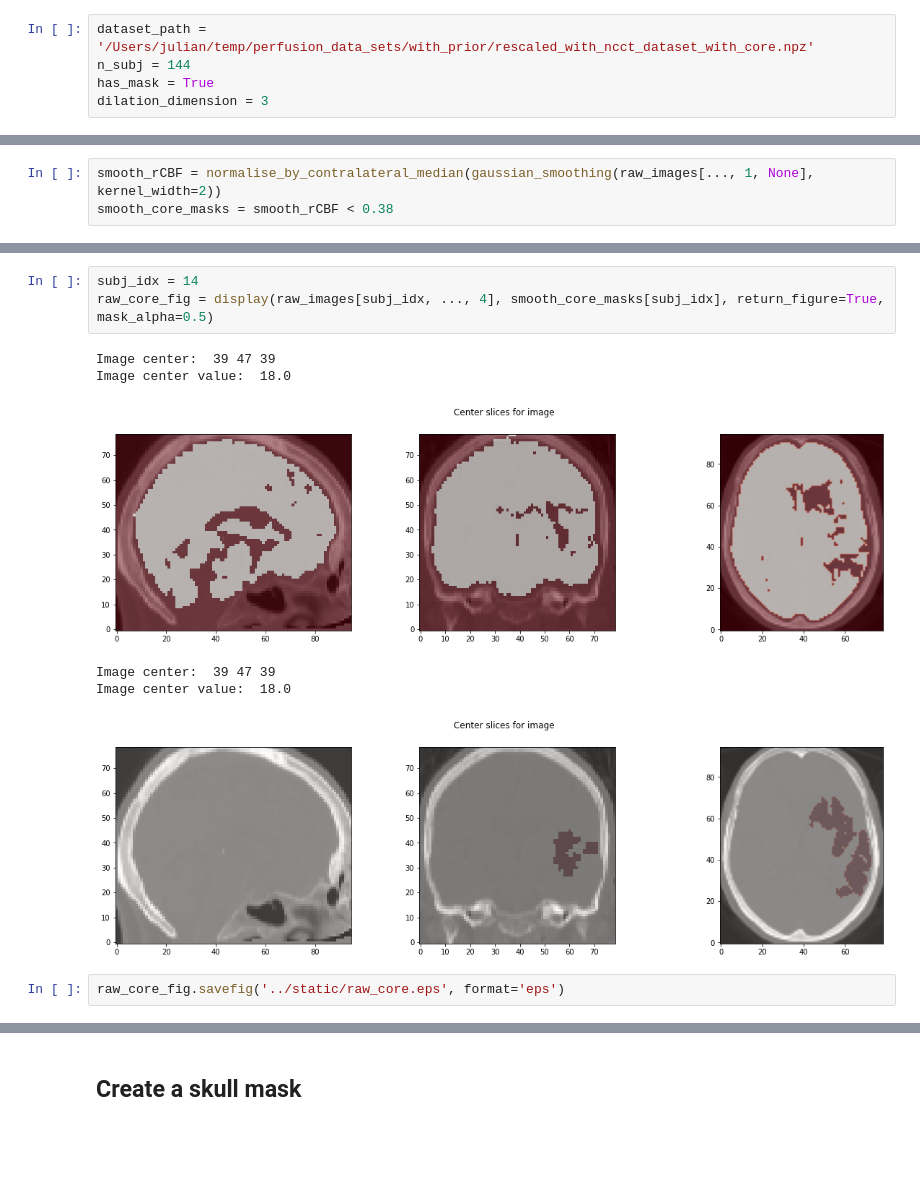
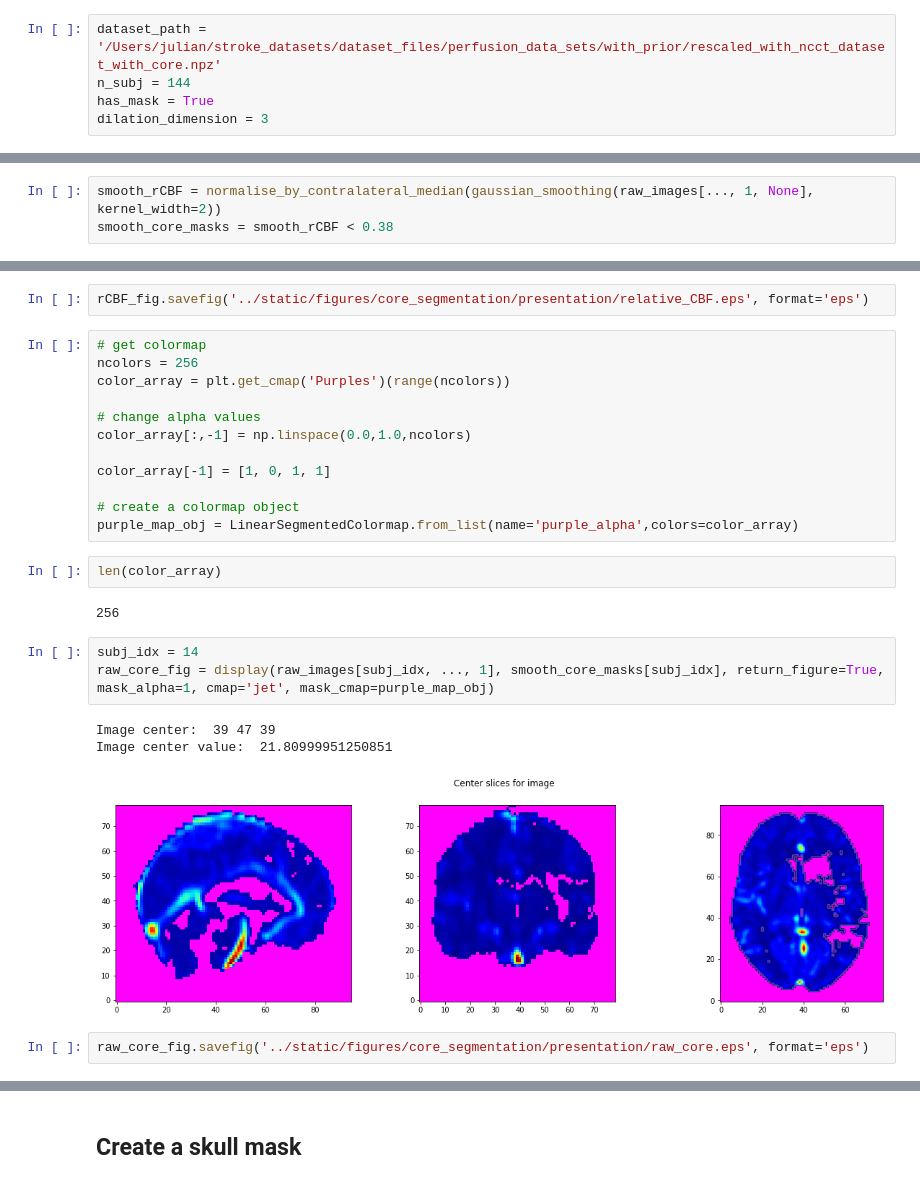
Before and after one commit to JulianKlug/PerfusionCT-Net, a Jupyter notebook: figure_notebooks/ischemic_core_segmentation_figure.ipynb, the cells around one changed output, grey strips where cells are left out. Saved outputs shown, nothing was run; the diff lists cells and outputs as text; blank space fills up the shorter version.

Commit message:
Temp save of mip3 changes

```diff
--- a/figure_notebooks/ischemic_core_segmentation_figure.ipynb
+++ b/figure_notebooks/ischemic_core_segmentation_figure.ipynb
@@ -11,5 +15,5 @@ import matplotlib.pyplot as plt
 # %%
-dataset_path = '/Users/julian/temp/perfusion_data_sets/with_prior/rescaled_with_ncct_dataset_with_core.npz'
+dataset_path = '/Users/julian/stroke_datasets/dataset_files/perfusion_data_sets/with_prior/rescaled_with_ncct_dataset_with_core.npz'
 n_subj = 144
 has_mask = True
 dilation_dimension = 3
@@ -119,12 +148,27 @@ smooth_core_masks = smooth_rCBF < 0.38
+# %%
+rCBF_fig.savefig('../static/figures/core_segmentation/presentation/relative_CBF.eps', format='eps')
+# %%
+# get colormap
+ncolors = 256
+color_array = plt.get_cmap('Purples')(range(ncolors))
+
+# change alpha values
+color_array[:,-1] = np.linspace(0.0,1.0,ncolors)
+
+color_array[-1] = [1, 0, 1, 1]
+
+# create a colormap object
+purple_map_obj = LinearSegmentedColormap.from_list(name='purple_alpha',colors=color_array)
+# %%
+len(color_array)
+# %% [output]
+256
 # %%
 subj_idx = 14
-raw_core_fig = display(raw_images[subj_idx, ..., 4], smooth_core_masks[subj_idx], return_figure=True, mask_alpha=0.5)
+raw_core_fig = display(raw_images[subj_idx, ..., 1], smooth_core_masks[subj_idx], return_figure=True, mask_alpha=1, cmap='jet', mask_cmap=purple_map_obj)
 # %% [output]
 Image center:  39 47 39
-Image center value:  18.0
+Image center value:  21.80999951250851
-[figure, old version]
+[figure, new version]
-Image center:  39 47 39
-Image center value:  18.0
-[figure, removed]
 # %%
-raw_core_fig.savefig('../static/raw_core.eps', format='eps')
+raw_core_fig.savefig('../static/figures/core_segmentation/presentation/raw_core.eps', format='eps')
```
Also changed, not shown: parts of 20 cells of this notebook, 5 other files.
